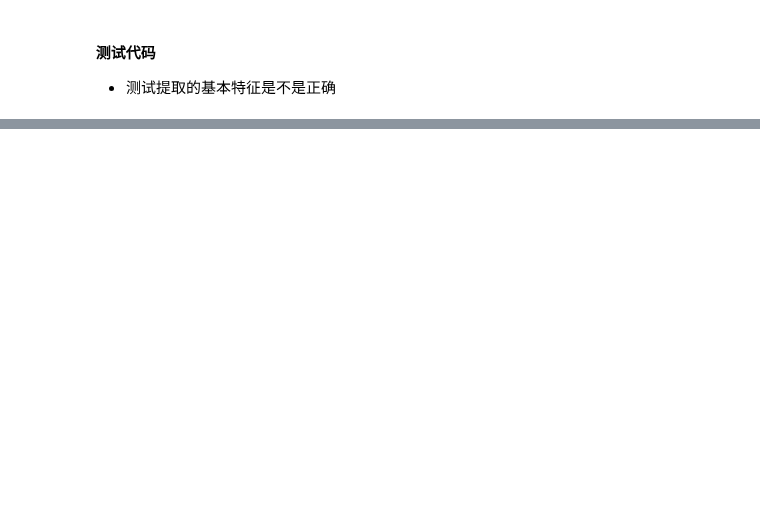
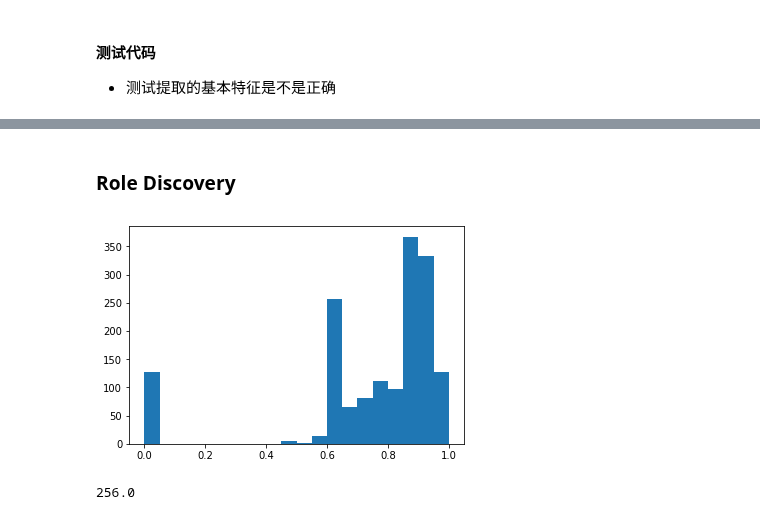
Before and after one commit to mckjzhangxk/deepAI, a Jupyter notebook: cs224w/hw1-bundle/q2.ipynb, the cells around one changed output, grey strips where cells are left out. Drawn from its saved outputs; the diff is of its cells as text; code cells hidden in the pictures; blank space fills up the shorter version.

```diff
--- a/cs224w/hw1-bundle/q2.ipynb
+++ b/cs224w/hw1-bundle/q2.ipynb
@@ -151,0 +127,20 @@ a[0]
+# %%
+def recursive_feature(G,feature,K=2):
+    fbase=feature.copy()
+    for k in range(K):
+        fmeans=np.empty_like(fbase)
+        fsums=np.empty_like(fbase)
+
+        for n in G.Nodes():
+            neibour_feature=fbase[get_neibour(G,n.GetId())]
+            if len(neibour_feature)>0:
+                fmean=np.average(neibour_feature,axis=0)
+                fsum=np.sum(neibour_feature,axis=0)
+            else:
+                fmean=np.zeros_like(fbase[0])
+                fsum=np.zeros_like(fbase[0])
+            fmeans[n.GetId()]=fmean
+            fsums[n.GetId()]=fsum
+
+        fbase=np.concatenate((fbase,fmeans,fsums),axis=1)
+    return fbase
@@ -151,0 +198,11 @@ a[0]
+# %% [markdown]
+### Role Discovery
+# %%
+score_list=similar(recur_feature,recur_feature[9])
+bins_count,bins_label,_=plt.hist(score_list,bins=20)
+# %% [output]
+[figure, added]
+# %%
+bins_count[12]
+# %% [output]
+256.0
```
Also changed, not shown: parts of 28 cells of this notebook, 1 other file.
